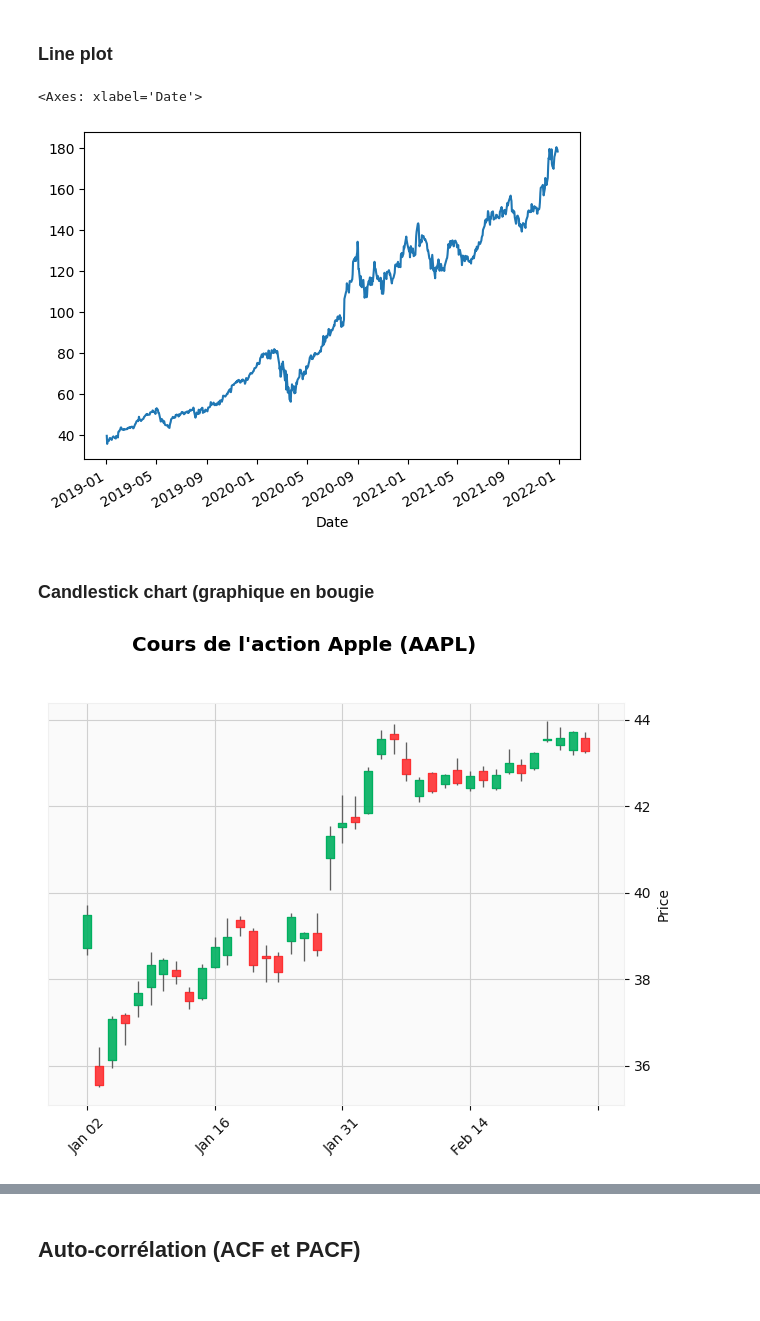
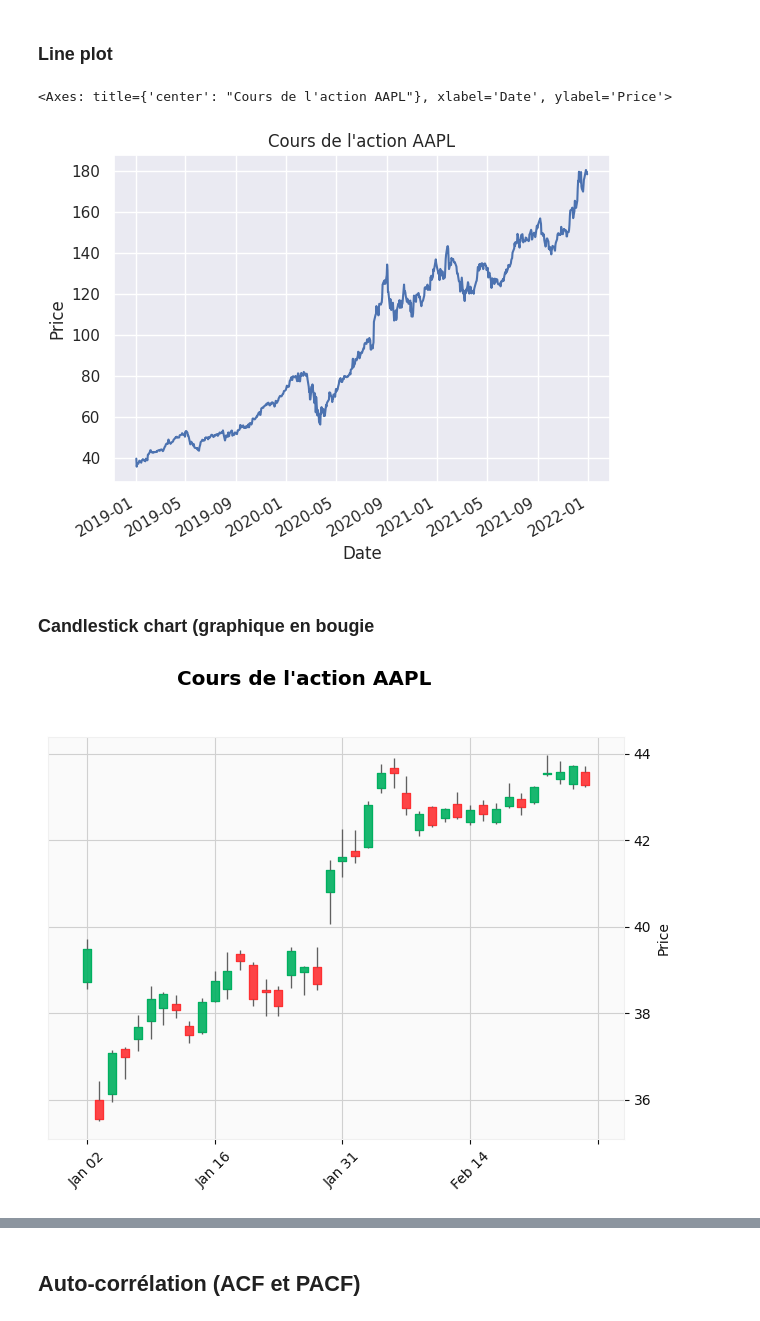
Before and after one commit to Ab2nour/stock-analysis, a Jupyter notebook: src/exploratory-data-analysis.ipynb, the cells around one changed output, grey strips where cells are left out. Cells and saved outputs as stored; diff of their text form; code cells hidden in the pictures.

Commit message:
refactor(graph): add title to lineplot graph

```diff
--- a/src/exploratory-data-analysis.ipynb
+++ b/src/exploratory-data-analysis.ipynb
@@ -10,4 +11,6 @@ import mplfinance as mpl
 from statsmodels.graphics.tsaplots import plot_acf, plot_pacf
+# %%
+sns.set_theme()
 # %% [markdown]
 ## Lecture des données
 # %%
@@ -41,10 +44,10 @@ DatetimeIndex(['2019-01-02', '2019-01-03', '2019-01-04', '2019-01-07',
 # %% [markdown]
 ### Line plot
 # %%
-df["Close"].plot()
+df["Close"].plot(title=f"Cours de l'action {stock_name}", ylabel="Price")
 # %% [output]
-<Axes: xlabel='Date'>
+<Axes: title={'center': "Cours de l'action AAPL"}, xlabel='Date', ylabel='Price'>
-[figure, old version]
+[figure, new version]
 # %% [markdown]
 ### Candlestick chart (graphique en bougie
 # %%
@@ -53,11 +56,11 @@ df_3_mois = df[df.index < pd.Timestamp("2019-03-01")]
 mpl.plot(
     df_3_mois,
     type="candle",
-    title=f"Cours de l'action Apple (AAPL)",
+    title=f"Cours de l'action {stock_name}",
     style="yahoo"
 )
 # %% [output]
-[figure, old version]
+[figure, new version]
 # %%
 mpl.plot(
     df_3_mois,
```
Also changed, not shown: parts of 2 cells of this notebook.
